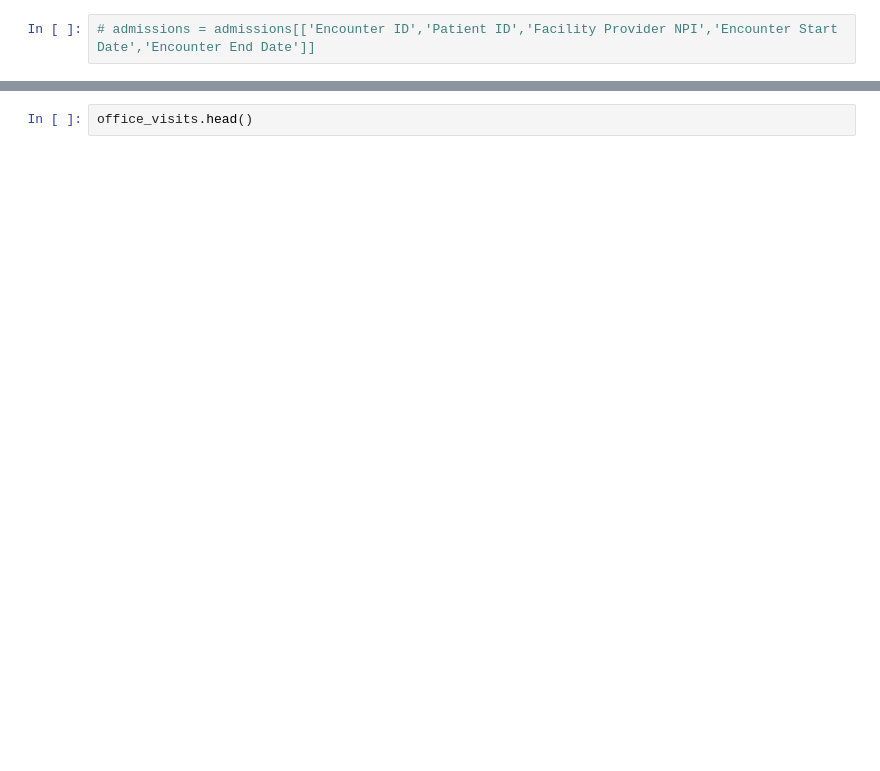
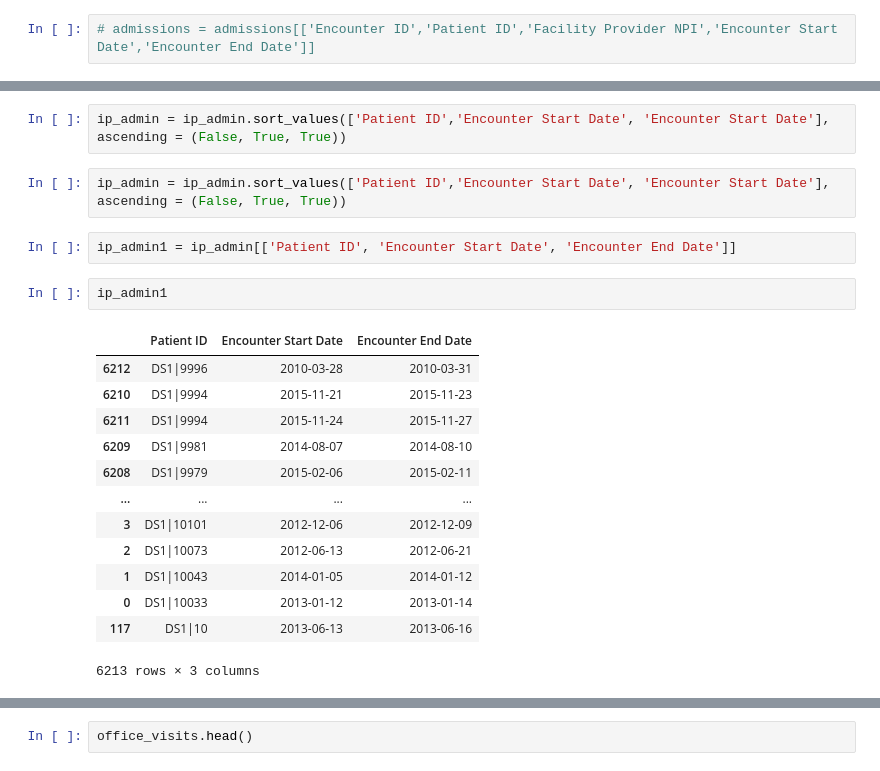
Before and after one commit to tipearso/hospital-readmissions, a Jupyter notebook: notebooks/hospital_readmissions.ipynb, the cells around one changed output, grey strips where cells are left out. Saved outputs shown, nothing was run; the diff lists cells and outputs as text; blank space fills up the shorter version.

```diff
--- a/notebooks/hospital_readmissions.ipynb
+++ b/notebooks/hospital_readmissions.ipynb
@@ -62,0 +50,22 @@ admissions.head()
+# %%
+ip_admin = ip_admin.sort_values(['Patient ID','Encounter Start Date', 'Encounter Start Date'], ascending = (False, True, True))
+# %%
+ip_admin = ip_admin.sort_values(['Patient ID','Encounter Start Date', 'Encounter Start Date'], ascending = (False, True, True))
+# %%
+ip_admin1 = ip_admin[['Patient ID', 'Encounter Start Date', 'Encounter End Date']]
+# %%
+ip_admin1
+# %% [output]
+|  | Patient ID | Encounter Start Date | Encounter End Date |
+| 6212 | DS1|9996 | 2010-03-28 | 2010-03-31 |
+| 6210 | DS1|9994 | 2015-11-21 | 2015-11-23 |
+| 6211 | DS1|9994 | 2015-11-24 | 2015-11-27 |
+| 6209 | DS1|9981 | 2014-08-07 | 2014-08-10 |
+| 6208 | DS1|9979 | 2015-02-06 | 2015-02-11 |
+| ... | ... | ... | ... |
+| 3 | DS1|10101 | 2012-12-06 | 2012-12-09 |
+| 2 | DS1|10073 | 2012-06-13 | 2012-06-21 |
+| 1 | DS1|10043 | 2014-01-05 | 2014-01-12 |
+| 0 | DS1|10033 | 2013-01-12 | 2013-01-14 |
+| 117 | DS1|10 | 2013-06-13 | 2013-06-16 |
+6213 rows × 3 columns
```
Also changed, not shown: parts of 21 cells of this notebook.
